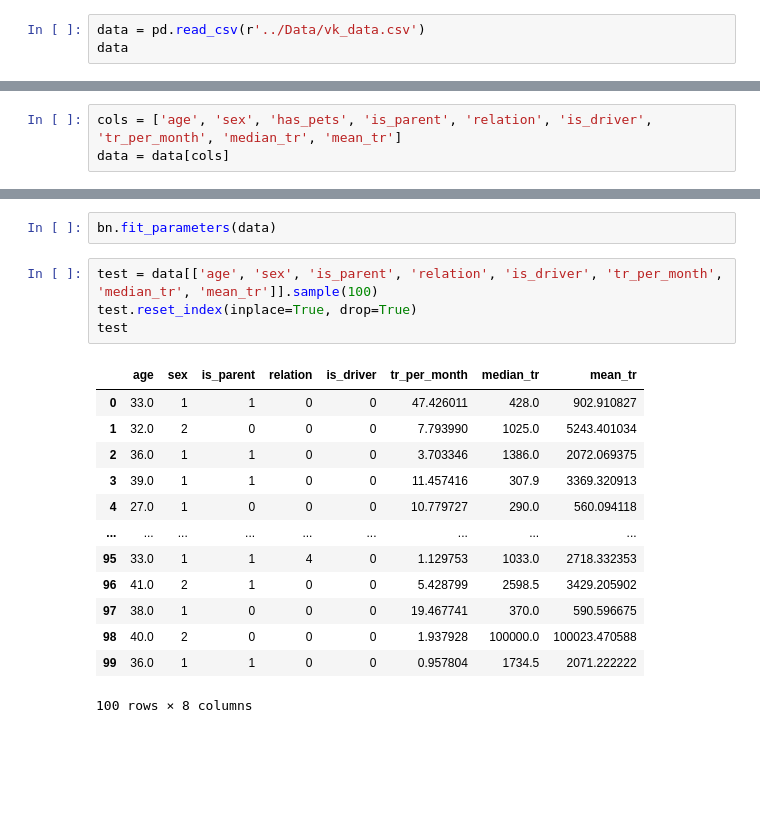
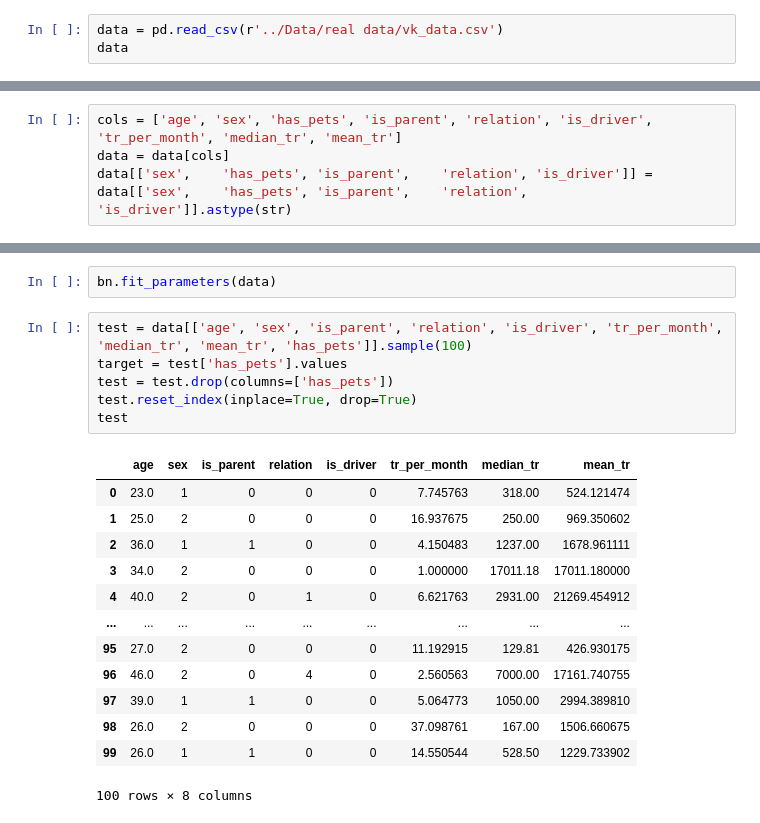
Before and after one commit to aimclub/BAMT, a Jupyter notebook: tutorials/example_socio.ipynb, the cells around one changed output, grey strips where cells are left out. Cells and saved outputs as stored; diff of their text form; blank space fills up the shorter version.

```diff
--- a/tutorials/example_socio.ipynb
+++ b/tutorials/example_socio.ipynb
@@ -23,7 +23,7 @@ from sklearn.tree import DecisionTreeClassifier
 
 from pgmpy.estimators import K2Score
 # %%
-data = pd.read_csv(r'../Data/vk_data.csv')
+data = pd.read_csv(r'../Data/real data/vk_data.csv')
 data
 # %% [output]
 |  | sex | age | city_id | has_high_education | relation | num_of_relatives | followers_count | status | ... |
@@ -42,3 +42,4 @@ data
 # %%
 cols = ['age', 'sex', 'has_pets', 'is_parent', 'relation', 'is_driver', 'tr_per_month', 'median_tr', 'mean_tr']
 data = data[cols]
+data[['sex',	'has_pets',	'is_parent',	'relation',	'is_driver']] = data[['sex',	'has_pets',	'is_parent',	'relation',	'is_driver']].astype(str)
@@ -85,20 +102,22 @@ bn.get_info()
 # %%
 bn.fit_parameters(data)
 # %%
-test = data[['age', 'sex', 'is_parent', 'relation', 'is_driver', 'tr_per_month', 'median_tr', 'mean_tr']].sample(100)
+test = data[['age', 'sex', 'is_parent', 'relation', 'is_driver', 'tr_per_month', 'median_tr', 'mean_tr', 'has_pets']].sample(100)
+target = test['has_pets'].values
+test = test.drop(columns=['has_pets'])
 test.reset_index(inplace=True, drop=True)
 test
 # %% [output]
 |  | age | sex | is_parent | relation | is_driver | tr_per_month | median_tr | mean_tr |
-| 0 | 33.0 | 1 | 1 | 0 | 0 | 47.426011 | 428.0 | 902.910827 |
-| 1 | 32.0 | 2 | 0 | 0 | 0 | 7.793990 | 1025.0 | 5243.401034 |
-| 2 | 36.0 | 1 | 1 | 0 | 0 | 3.703346 | 1386.0 | 2072.069375 |
-| 3 | 39.0 | 1 | 1 | 0 | 0 | 11.457416 | 307.9 | 3369.320913 |
-| 4 | 27.0 | 1 | 0 | 0 | 0 | 10.779727 | 290.0 | 560.094118 |
+| 0 | 23.0 | 1 | 0 | 0 | 0 | 7.745763 | 318.00 | 524.121474 |
+| 1 | 25.0 | 2 | 0 | 0 | 0 | 16.937675 | 250.00 | 969.350602 |
+| 2 | 36.0 | 1 | 1 | 0 | 0 | 4.150483 | 1237.00 | 1678.961111 |
+| 3 | 34.0 | 2 | 0 | 0 | 0 | 1.000000 | 17011.18 | 17011.180000 |
+| 4 | 40.0 | 2 | 0 | 1 | 0 | 6.621763 | 2931.00 | 21269.454912 |
 | ... | ... | ... | ... | ... | ... | ... | ... | ... |
-| 95 | 33.0 | 1 | 1 | 4 | 0 | 1.129753 | 1033.0 | 2718.332353 |
-| 96 | 41.0 | 2 | 1 | 0 | 0 | 5.428799 | 2598.5 | 3429.205902 |
-| 97 | 38.0 | 1 | 0 | 0 | 0 | 19.467741 | 370.0 | 590.596675 |
-| 98 | 40.0 | 2 | 0 | 0 | 0 | 1.937928 | 100000.0 | 100023.470588 |
-| 99 | 36.0 | 1 | 1 | 0 | 0 | 0.957804 | 1734.5 | 2071.222222 |
+| 95 | 27.0 | 2 | 0 | 0 | 0 | 11.192915 | 129.81 | 426.930175 |
+| 96 | 46.0 | 2 | 0 | 4 | 0 | 2.560563 | 7000.00 | 17161.740755 |
+| 97 | 39.0 | 1 | 1 | 0 | 0 | 5.064773 | 1050.00 | 2994.389810 |
+| 98 | 26.0 | 2 | 0 | 0 | 0 | 37.098761 | 167.00 | 1506.660675 |
+| 99 | 26.0 | 1 | 1 | 0 | 0 | 14.550544 | 528.50 | 1229.733902 |
 100 rows × 8 columns
```
Also changed, not shown: parts of 7 cells of this notebook, 27 other files.
